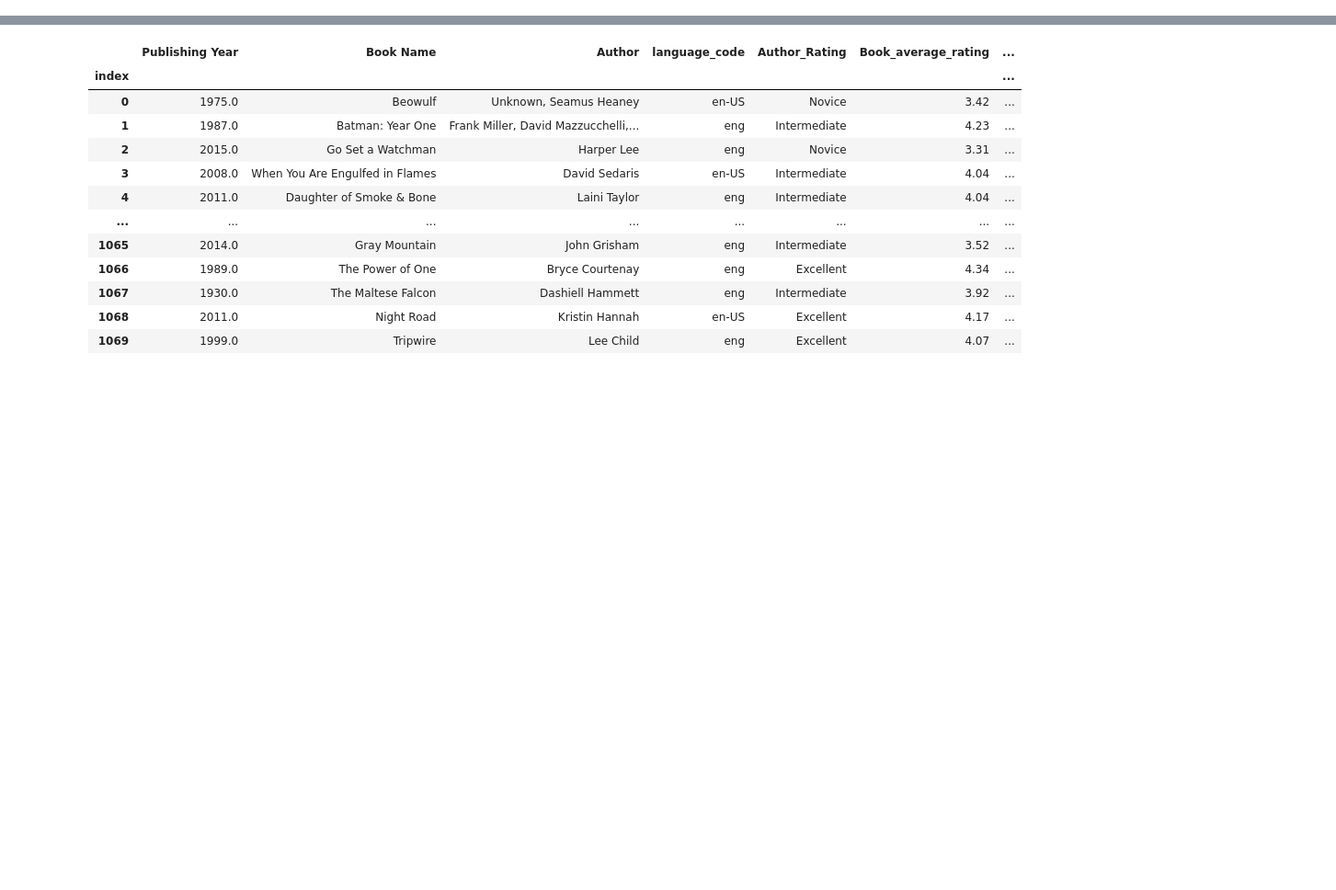
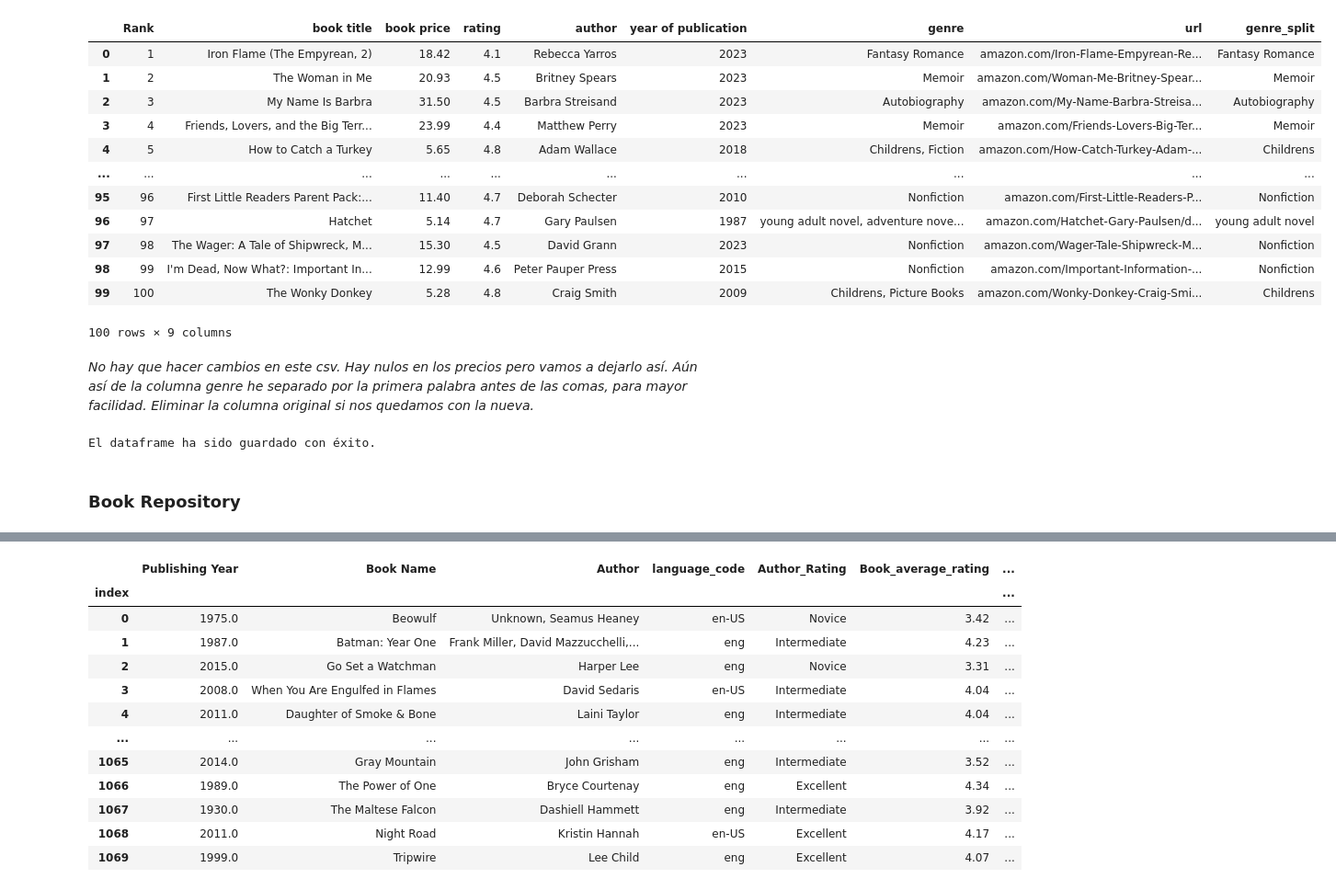
Before and after one commit to raquelmartinrodriguez/promoG-DA-modulo4-sprint2-Laura-Mora-Raquel-Martin, a Jupyter notebook: analisis_laura.ipynb, the cells around one changed output, grey strips where cells are left out. Shown at 92% size. Drawn from its saved outputs; the diff is of its cells as text; code cells hidden in the pictures; blank space fills up the shorter version.

```diff
--- a/analisis_laura.ipynb
+++ b/analisis_laura.ipynb
@@ -6,0 +16,3 @@ warnings.filterwarnings("ignore")
+# %%
+books = sp.leer_csv('input_files', 'Top-100 Trending Books')
+books
@@ -6,0 +128,24 @@ warnings.filterwarnings("ignore")
+# %%
+books
+# %% [output]
+|  | Rank | book title | book price | rating | author | year of publication | genre | url | genre_split |
+| 0 | 1 | Iron Flame (The Empyrean, 2) | 18.42 | 4.1 | Rebecca Yarros | 2023 | Fantasy Romance | amazon.com/Iron-Flame-Empyrean-Re... | Fantasy Romance |
+| 1 | 2 | The Woman in Me | 20.93 | 4.5 | Britney Spears | 2023 | Memoir | amazon.com/Woman-Me-Britney-Spear... | Memoir |
+| 2 | 3 | My Name Is Barbra | 31.50 | 4.5 | Barbra Streisand | 2023 | Autobiography | amazon.com/My-Name-Barbra-Streisa... | Autobiography |
+| 3 | 4 | Friends, Lovers, and the Big Terr... | 23.99 | 4.4 | Matthew Perry | 2023 | Memoir | amazon.com/Friends-Lovers-Big-Ter... | Memoir |
+| 4 | 5 | How to Catch a Turkey | 5.65 | 4.8 | Adam Wallace | 2018 | Childrens, Fiction | amazon.com/How-Catch-Turkey-Adam-... | Childrens |
+| ... | ... | ... | ... | ... | ... | ... | ... | ... | ... |
+| 95 | 96 | First Little Readers Parent Pack:... | 11.40 | 4.7 | Deborah Schecter | 2010 | Nonfiction | amazon.com/First-Little-Readers-P... | Nonfiction |
+| 96 | 97 | Hatchet | 5.14 | 4.7 | Gary Paulsen | 1987 | young adult novel, adventure nove... | amazon.com/Hatchet-Gary-Paulsen/d... | young adult novel |
+| 97 | 98 | The Wager: A Tale of Shipwreck, M... | 15.30 | 4.5 | David Grann | 2023 | Nonfiction | amazon.com/Wager-Tale-Shipwreck-M... | Nonfiction |
+| 98 | 99 | I'm Dead, Now What?: Important In... | 12.99 | 4.6 | Peter Pauper Press | 2015 | Nonfiction | amazon.com/Important-Information-... | Nonfiction |
+| 99 | 100 | The Wonky Donkey | 5.28 | 4.8 | Craig Smith | 2009 | Childrens, Picture Books | amazon.com/Wonky-Donkey-Craig-Smi... | Childrens |
+100 rows × 9 columns
+# %% [markdown]
+*No hay que hacer cambios en este csv. Hay nulos en los precios pero vamos a dejarlo así. Aún así de la columna genre he separado por la primera palabra antes de las comas, para mayor facilidad. Eliminar la columna original si nos quedamos con la nueva.*
+# %%
+sp.guardado_csv(books, 'output_files', 'top_100_trending')
+# %% [output]
+El dataframe ha sido guardado con éxito.
+# %% [markdown]
+### Book Repository
```
Also changed, not shown: parts of 39 cells of this notebook, 2 other files.
